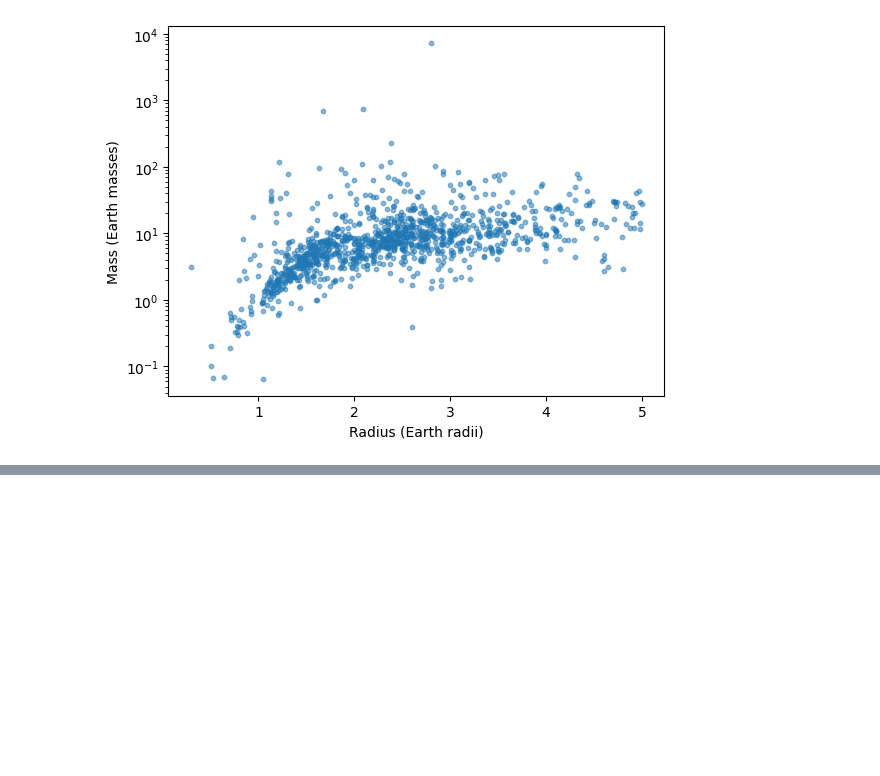
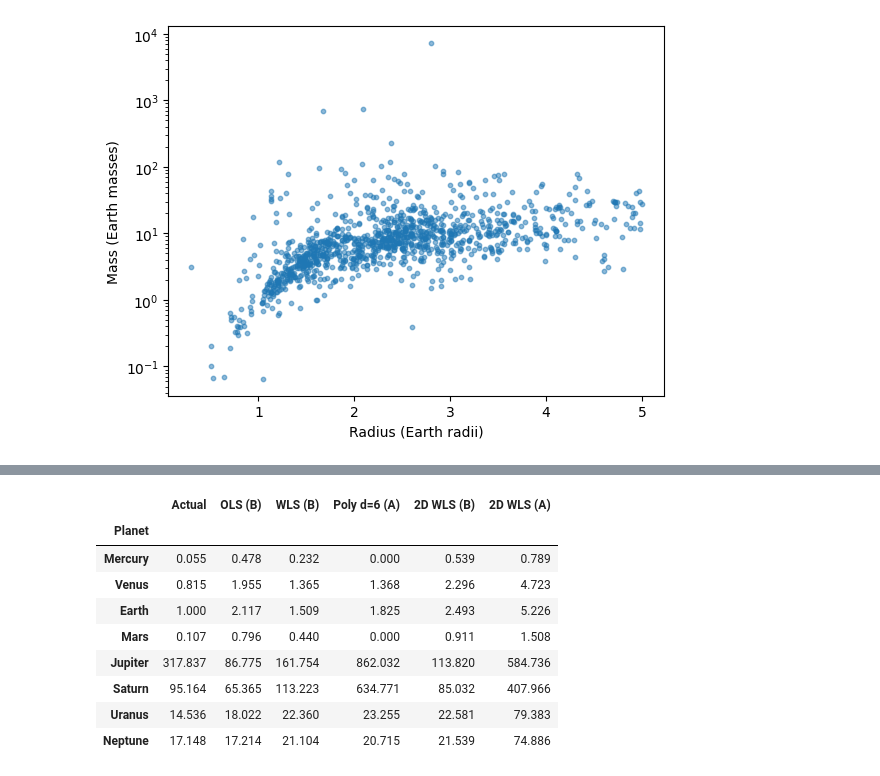
Before and after one commit to eiseleb47/DataScience, a Jupyter notebook: Worksheet_4/worksheet_Benjamin.ipynb, the cells around one changed output, grey strips where cells are left out. Saved outputs shown, nothing was run; the diff lists cells and outputs as text; code cells hidden in the pictures; blank space fills up the shorter version.

Commit message:
Added table

```diff
--- a/Worksheet_4/worksheet_Benjamin.ipynb
+++ b/Worksheet_4/worksheet_Benjamin.ipynb
@@ -178,0 +244,32 @@ predict_solar_system(lambda log_R: a_A * log_R + b_A * log_Mstar_sun + c_A)
+# %%
+models = {
+    'OLS (B)':      lambda log_R: coeffs_ols[0] * log_R + coeffs_ols[1],
+    'WLS (B)':      lambda log_R: coeffs_wls[0] * log_R + coeffs_wls[1],
+    'Poly d=6 (A)': lambda log_R: np.polyval(coeffs_poly[::-1], log_R),
+    '2D WLS (B)':   lambda log_R: a * log_R + b * log_Mstar_sun + c,
+    '2D WLS (A)':   lambda log_R: a_A * log_R + b_A * log_Mstar_sun + c_A,
+}
+
+rows = []
+for name, data in solar_system.items():
+    R_earth = data['R_km'] / EARTH_RADIUS_KM
+    log_R = np.log10(R_earth)
+    M_actual = data['M_true'] / EARTH_MASS
+    row = {'Planet': name, 'Actual': round(M_actual, 3)}
+    for model_name, predict_fn in models.items():
+        row[model_name] = round(10**predict_fn(log_R), 3)
+    rows.append(row)
+
+summary = pd.DataFrame(rows).set_index('Planet')
+summary
+# %% [output]
+|  | Actual | OLS (B) | WLS (B) | Poly d=6 (A) | 2D WLS (B) | 2D WLS (A) |
+| Planet |  |  |  |  |  |  |
+| Mercury | 0.055 | 0.478 | 0.232 | 0.000 | 0.539 | 0.789 |
+| Venus | 0.815 | 1.955 | 1.365 | 1.368 | 2.296 | 4.723 |
+| Earth | 1.000 | 2.117 | 1.509 | 1.825 | 2.493 | 5.226 |
+| Mars | 0.107 | 0.796 | 0.440 | 0.000 | 0.911 | 1.508 |
+| Jupiter | 317.837 | 86.775 | 161.754 | 862.032 | 113.820 | 584.736 |
+| Saturn | 95.164 | 65.365 | 113.223 | 634.771 | 85.032 | 407.966 |
+| Uranus | 14.536 | 18.022 | 22.360 | 23.255 | 22.581 | 79.383 |
+| Neptune | 17.148 | 17.214 | 21.104 | 20.715 | 21.539 | 74.886 |
```
Also changed, not shown: parts of 12 cells of this notebook.
